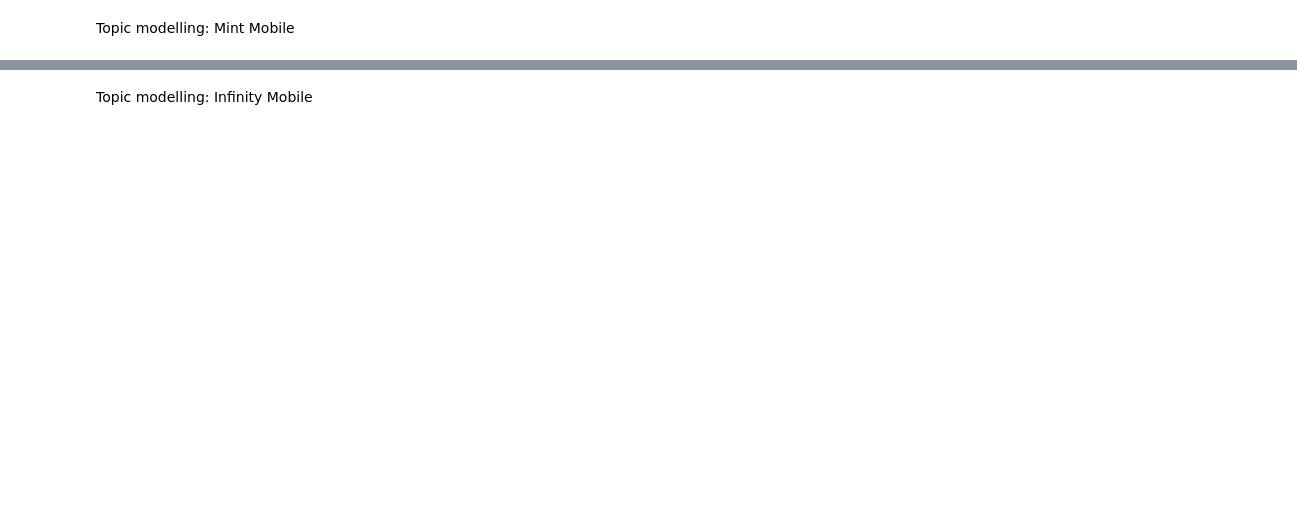
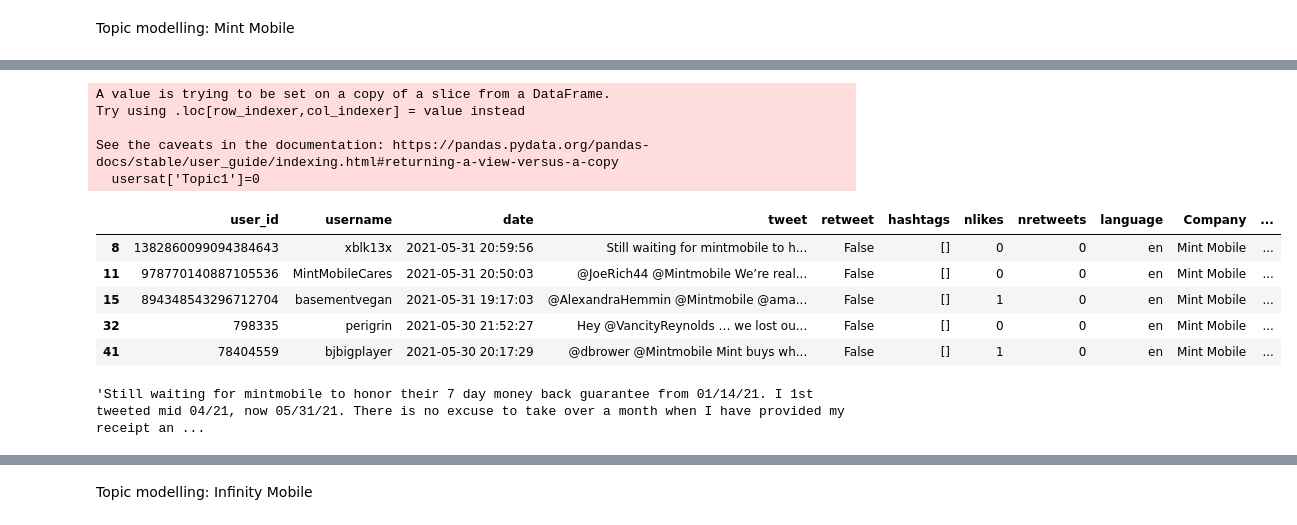
Before and after one commit to qahtanaa/SATAF_Tweets, a Jupyter notebook: Wireless mobile services-checkpoint.ipynb, the cells around one changed output, grey strips where cells are left out. Saved outputs shown, nothing was run; the diff lists cells and outputs as text; code cells hidden in the pictures; blank space fills up the shorter version.

```diff
--- a/Wireless mobile services-checkpoint.ipynb
+++ b/Wireless mobile services-checkpoint.ipynb
@@ -123,0 +302,21 @@ Topic modelling: Mint Mobile
+# %%
+#User satisfaction
+usersat=mint[mint.Topic==0]
+usersat['Topic1']=0
+usersat.head()
+# %% [output]
+A value is trying to be set on a copy of a slice from a DataFrame.
+Try using .loc[row_indexer,col_indexer] = value instead
+
+See the caveats in the documentation: https://pandas.pydata.org/pandas-docs/stable/user_guide/indexing.html#returning-a-view-versus-a-copy
+  usersat['Topic1']=0
+|  | user_id | username | date | tweet | retweet | hashtags | nlikes | nretweets | language | Company | ... |
+| 8 | 1382860099094384643 | xblk13x | 2021-05-31 20:59:56 | Still waiting for mintmobile to h... | False | [] | 0 | 0 | en | Mint Mobile | ... |
+| 11 | 978770140887105536 | MintMobileCares | 2021-05-31 20:50:03 | @JoeRich44 @Mintmobile We’re real... | False | [] | 0 | 0 | en | Mint Mobile | ... |
+| 15 | 894348543296712704 | basementvegan | 2021-05-31 19:17:03 | @AlexandraHemmin @Mintmobile @ama... | False | [] | 1 | 0 | en | Mint Mobile | ... |
+| 32 | 798335 | perigrin | 2021-05-30 21:52:27 | Hey @VancityReynolds … we lost ou... | False | [] | 0 | 0 | en | Mint Mobile | ... |
+| 41 | 78404559 | bjbigplayer | 2021-05-30 20:17:29 | @dbrower @Mintmobile Mint buys wh... | False | [] | 1 | 0 | en | Mint Mobile | ... |
+# %%
+usersat.tweet[8]
+# %% [output]
+'Still waiting for mintmobile to honor their 7 day money back guarantee from 01/14/21. I 1st tweeted mid 04/21, now 05/31/21. There is no excuse to take over a month when I have provided my receipt an ...
```
Also changed, not shown: parts of 34 cells of this notebook, 1 other file.
